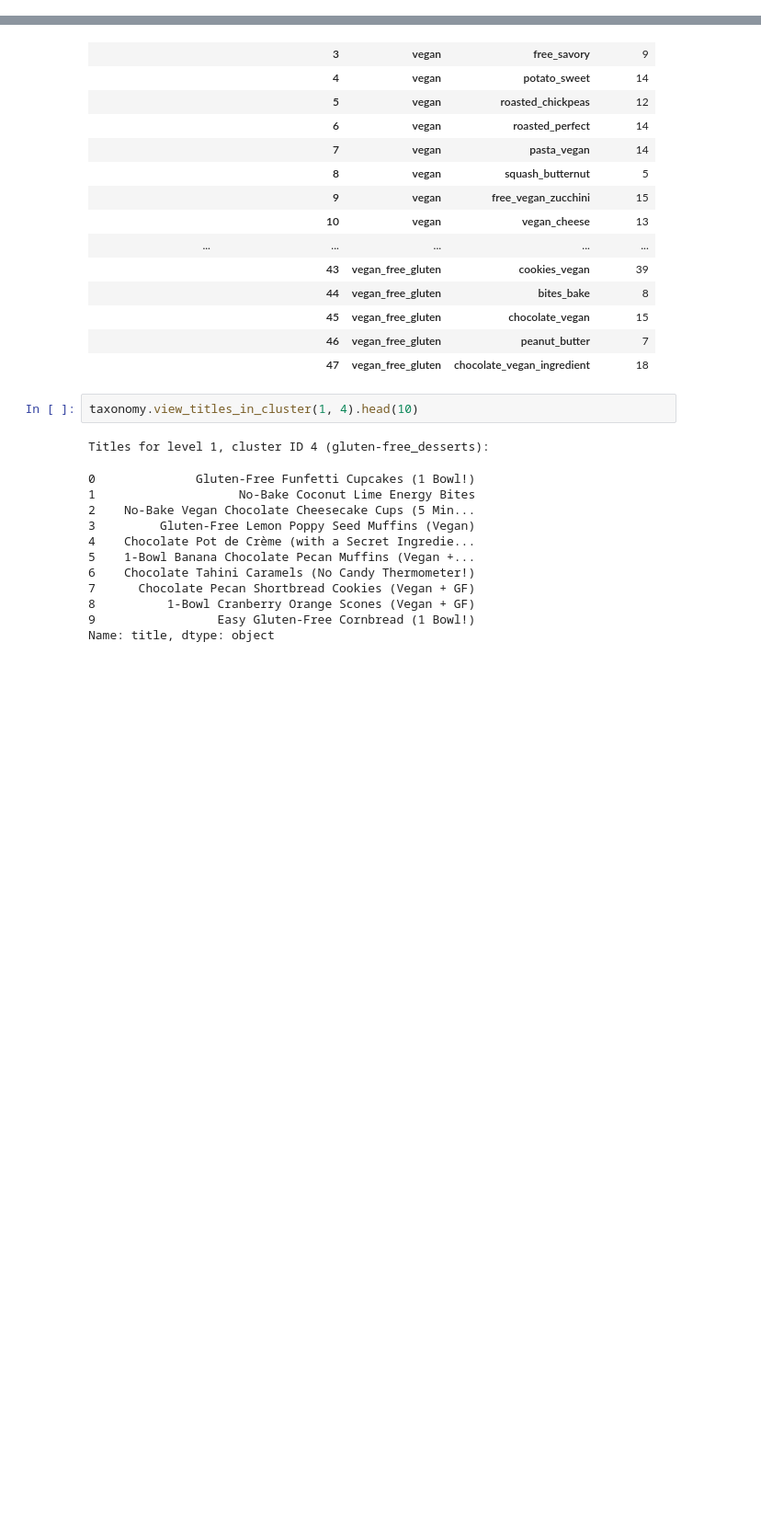
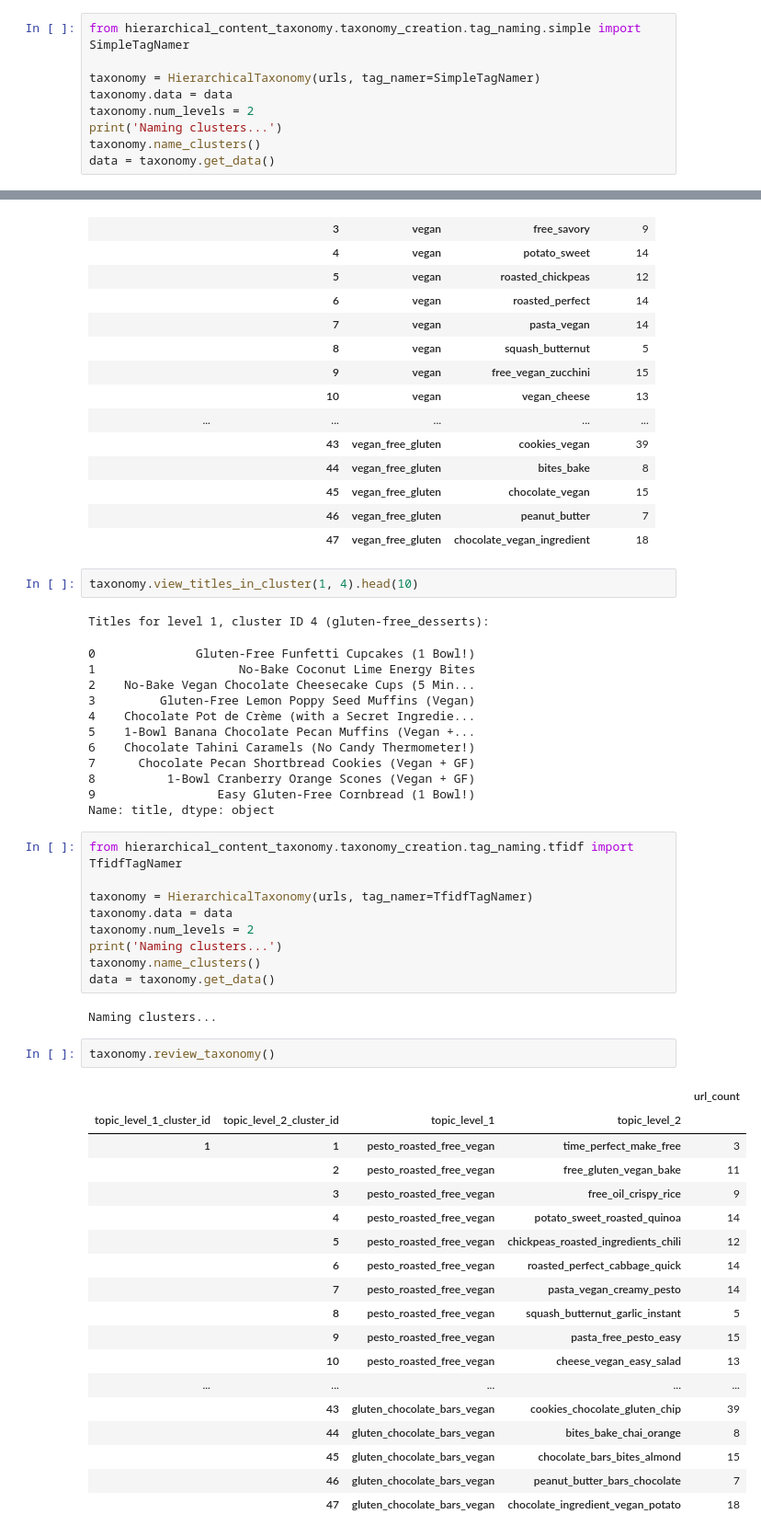
Before and after one commit to msheridan1228/content-taxonomy, a Jupyter notebook: example.ipynb, the cells around one changed output, grey strips where cells are left out. Shown at 92% size. Drawn from its saved outputs; the diff is of its cells as text; blank space fills up the shorter version.

Commit message:
feat: update generative to use API, update example with multiple tag namers

```diff
--- a/example.ipynb
+++ b/example.ipynb
@@ -83,0 +78,9 @@ Naming clusters...
+# %%
+from hierarchical_content_taxonomy.taxonomy_creation.tag_naming.simple import SimpleTagNamer
+
+taxonomy = HierarchicalTaxonomy(urls, tag_namer=SimpleTagNamer)
+taxonomy.data = data
+taxonomy.num_levels = 2
+print('Naming clusters...')
+taxonomy.name_clusters()
+data = taxonomy.get_data()
@@ -117,3 +122,35 @@ Titles for level 1, cluster ID 4 (gluten-free_desserts):
 8          1-Bowl Cranberry Orange Scones (Vegan + GF)
 9                 Easy Gluten-Free Cornbread (1 Bowl!)
 Name: title, dtype: object
+# %%
+from hierarchical_content_taxonomy.taxonomy_creation.tag_naming.tfidf import TfidfTagNamer
+
+taxonomy = HierarchicalTaxonomy(urls, tag_namer=TfidfTagNamer)
+taxonomy.data = data
+taxonomy.num_levels = 2
+print('Naming clusters...')
+taxonomy.name_clusters()
+data = taxonomy.get_data()
+# %% [output]
+Naming clusters...
+# %%
+taxonomy.review_taxonomy()
+# %% [output]
+|  |  |  |  | url_count |
+| topic_level_1_cluster_id | topic_level_2_cluster_id | topic_level_1 | topic_level_2 |  |
+| 1 | 1 | pesto_roasted_free_vegan | time_perfect_make_free | 3 |
+|  | 2 | pesto_roasted_free_vegan | free_gluten_vegan_bake | 11 |
+|  | 3 | pesto_roasted_free_vegan | free_oil_crispy_rice | 9 |
+|  | 4 | pesto_roasted_free_vegan | potato_sweet_roasted_quinoa | 14 |
+|  | 5 | pesto_roasted_free_vegan | chickpeas_roasted_ingredients_chili | 12 |
+|  | 6 | pesto_roasted_free_vegan | roasted_perfect_cabbage_quick | 14 |
+|  | 7 | pesto_roasted_free_vegan | pasta_vegan_creamy_pesto | 14 |
+|  | 8 | pesto_roasted_free_vegan | squash_butternut_garlic_instant | 5 |
+|  | 9 | pesto_roasted_free_vegan | pasta_free_pesto_easy | 15 |
+|  | 10 | pesto_roasted_free_vegan | cheese_vegan_easy_salad | 13 |
+| ... | ... | ... | ... | ... |
+|  | 43 | gluten_chocolate_bars_vegan | cookies_chocolate_gluten_chip | 39 |
+|  | 44 | gluten_chocolate_bars_vegan | bites_bake_chai_orange | 8 |
+|  | 45 | gluten_chocolate_bars_vegan | chocolate_bars_bites_almond | 15 |
+|  | 46 | gluten_chocolate_bars_vegan | peanut_butter_bars_chocolate | 7 |
+|  | 47 | gluten_chocolate_bars_vegan | chocolate_ingredient_vegan_potato | 18 |
```
Also changed, not shown: parts of 8 cells of this notebook, 1 other file.
